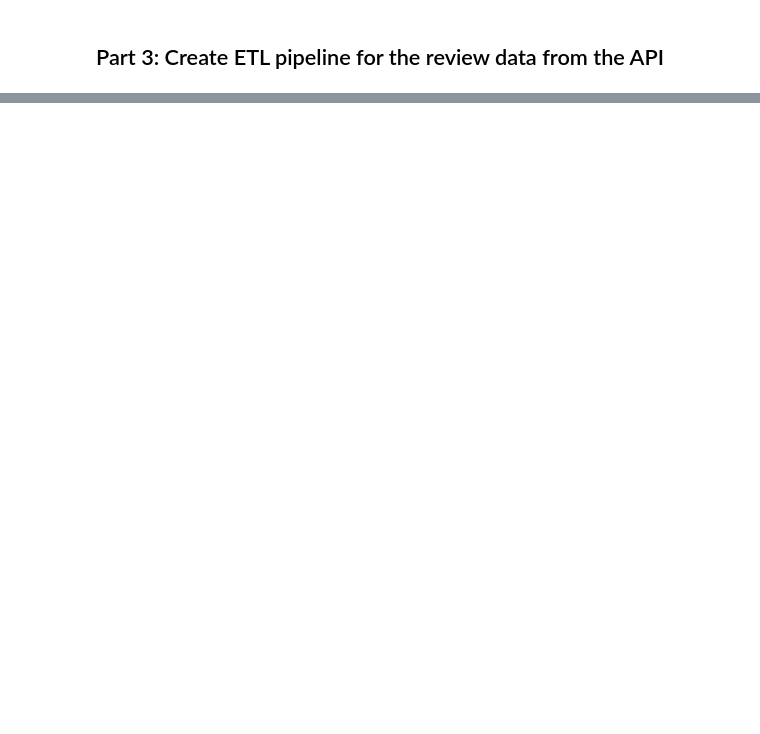
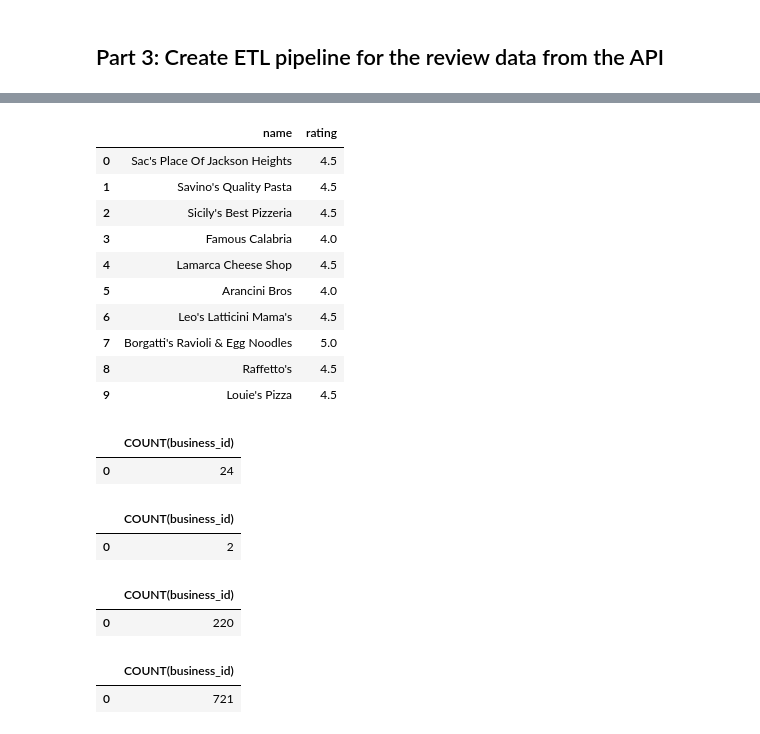
Before and after one commit to oqusous/nyc-mhtn-ds-071519-lectures, a Jupyter notebook: week-2/Yelp_API_SQL_lab.ipynb, the cells around one changed output, grey strips where cells are left out. Drawn from its saved outputs; the diff is of its cells as text; code cells hidden in the pictures; blank space fills up the shorter version.

```diff
--- a/week-2/Yelp_API_SQL_lab.ipynb
+++ b/week-2/Yelp_API_SQL_lab.ipynb
@@ -342,0 +440,61 @@ http://www.mysqltutorial.org/mysql-foreign-key/
+# %%
+cursor.execute("""SELECT name, rating
+                                FROM  businesses
+                                WHERE LENGTH(price) = 1
+                                LIMIT 10""")
+df = pd.DataFrame(cursor.fetchall())
+df.columns = [x[0] for x in cursor.description]
+df
+# %% [output]
+|  | name | rating |
+| 0 | Sac's Place Of Jackson Heights | 4.5 |
+| 1 | Savino's Quality Pasta | 4.5 |
+| 2 | Sicily's Best Pizzeria | 4.5 |
+| 3 | Famous Calabria | 4.0 |
+| 4 | Lamarca Cheese Shop | 4.5 |
+| 5 | Arancini Bros | 4.0 |
+| 6 | Leo's Latticini Mama's | 4.5 |
+| 7 | Borgatti's Ravioli & Egg Noodles | 5.0 |
+| 8 | Raffetto's | 4.5 |
+| 9 | Louie's Pizza | 4.5 |
+# %%
+cursor.execute("""SELECT COUNT(business_id)
+                      FROM businesses
+                      WHERE rating > 4.5""")
+df = pd.DataFrame(cursor.fetchall())
+df.columns = [x[0] for x in cursor.description]
+df
+# %% [output]
+|  | COUNT(business_id) |
+| 0 | 24 |
+# %%
+
+cursor.execute("""SELECT COUNT(business_id)
+                      FROM businesses
+                      WHERE rating < 3""")
+df = pd.DataFrame(cursor.fetchall())
+df.columns = [x[0] for x in cursor.description]
+df
+# %% [output]
+|  | COUNT(business_id) |
+| 0 | 2 |
+# %%
+cursor.execute("""SELECT COUNT(business_id)
+                      FROM businesses
+                      WHERE rating < 4""")
+df = pd.DataFrame(cursor.fetchall())
+df.columns = [x[0] for x in cursor.description]
+df
+# %% [output]
+|  | COUNT(business_id) |
+| 0 | 220 |
+# %%
+cursor.execute("""SELECT COUNT(business_id)
+                      FROM businesses
+                      WHERE rating < 4.5""")
+df = pd.DataFrame(cursor.fetchall())
+df.columns = [x[0] for x in cursor.description]
+df
+# %% [output]
+|  | COUNT(business_id) |
+| 0 | 721 |
```
Also changed, not shown: parts of 41 cells of this notebook, 2 other files.
